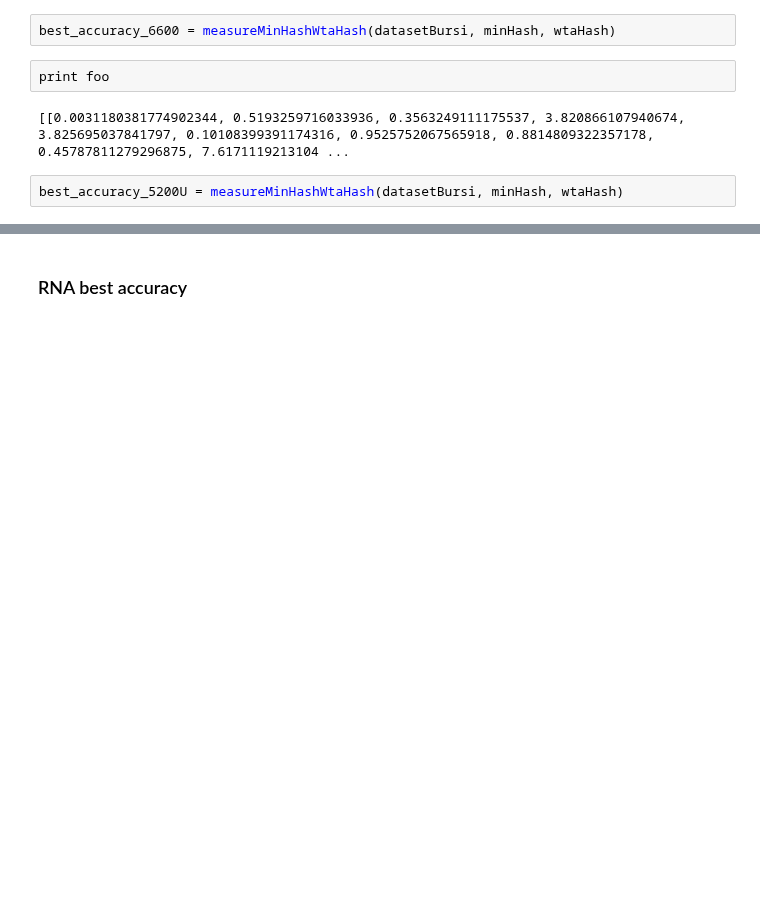
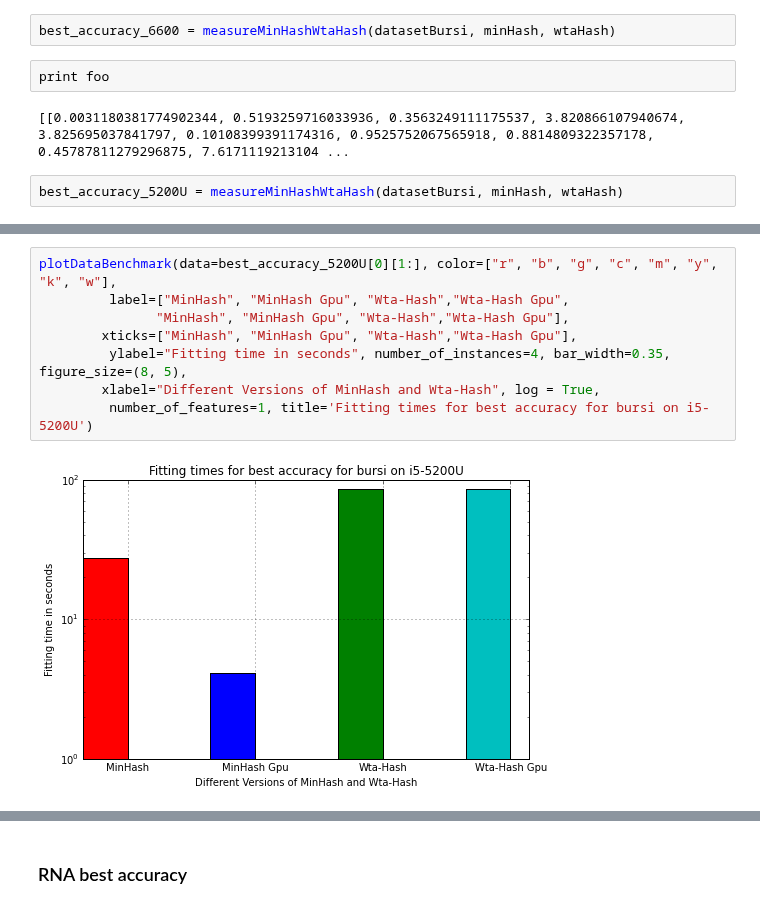
Before and after one commit to joachimwolff/sparse-neighbors-search, a Jupyter notebook: example/MinHash vs Wta-Hash.ipynb, the cells around one changed output, grey strips where cells are left out. Drawn from its saved outputs; the diff is of its cells as text; blank space fills up the shorter version.

```diff
--- a/example/MinHash vs Wta-Hash.ipynb
+++ b/example/MinHash vs Wta-Hash.ipynb
@@ -62,0 +88,10 @@ best_accuracy_5200U = measureMinHashWtaHash(datasetBursi, minHash, wtaHash)
+# %%
+plotDataBenchmark(data=best_accuracy_5200U[0][1:], color=["r", "b", "g", "c", "m", "y", "k", "w"],
+         label=["MinHash", "MinHash Gpu", "Wta-Hash","Wta-Hash Gpu",
+               "MinHash", "MinHash Gpu", "Wta-Hash","Wta-Hash Gpu"],
+        xticks=["MinHash", "MinHash Gpu", "Wta-Hash","Wta-Hash Gpu"],
+         ylabel="Fitting time in seconds", number_of_instances=4, bar_width=0.35, figure_size=(8, 5),
+        xlabel="Different Versions of MinHash and Wta-Hash", log = True,
+         number_of_features=1, title='Fitting times for best accuracy for bursi on i5-5200U')
+# %% [output]
+[figure, added]
```
Also changed, not shown: parts of 32 cells of this notebook, 2 other files.
